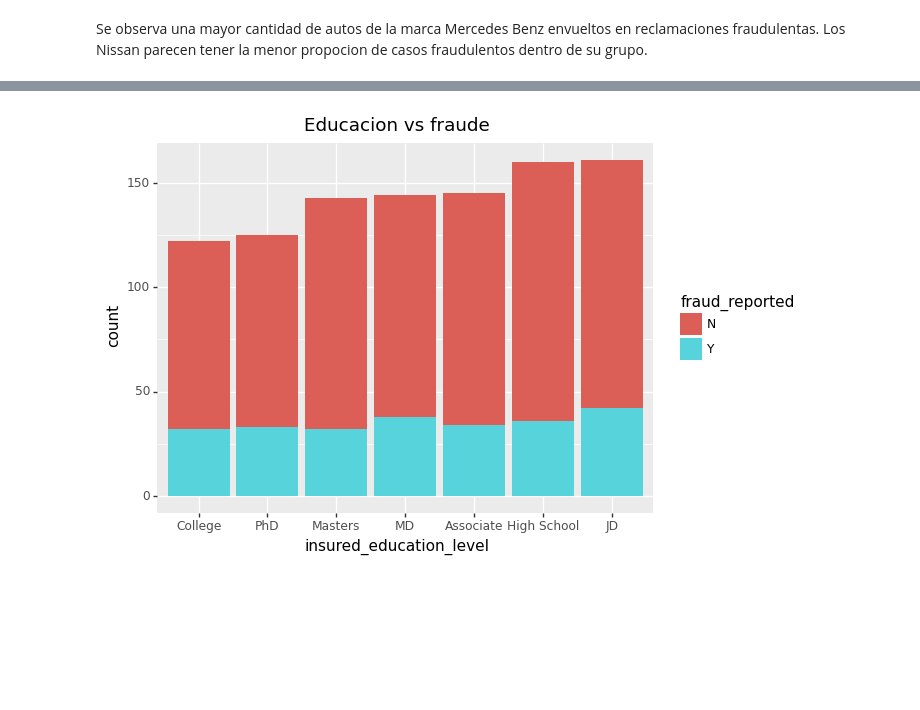
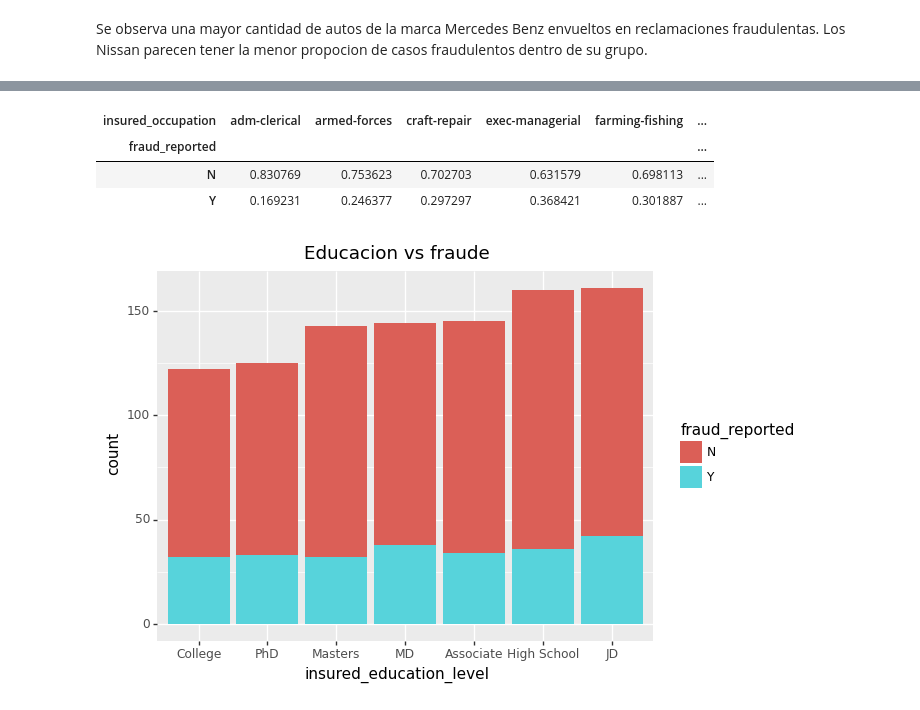
Before and after one commit to JhonHarry/Proyecto_TFM_UOC, a Jupyter notebook: code/insurance test models JHLG.ipynb, the cells around one changed output, grey strips where cells are left out. Cells and saved outputs as stored; diff of their text form; code cells hidden in the pictures; blank space fills up the shorter version.

```diff
--- a/code/insurance test models JHLG.ipynb
+++ b/code/insurance test models JHLG.ipynb
@@ -449,3 +456,16 @@ ggplot(df) + geom_bar(aes(x='policy_state', fill='fraud_reported'))
+# %%
+#por mes de aprobación
+#parece que las personas que obtuvieron prestamos de abril a mayo, o las que lo hicieorn en noviembre, no pagan sus obligaciones
+def highlight(val):
+  return ['background-color: red' if a>0.7 else '' for a in val]
+
+occupation=pd.crosstab(df.insured_occupation, df.fraud_reported ,normalize="index").transpose()
+occupation.style.apply(highlight)
+# %% [output]
+| insured_occupation | adm-clerical | armed-forces | craft-repair | exec-managerial | farming-fishing | ... |
+| fraud_reported |  |  |  |  |  | ... |
+| N | 0.830769 | 0.753623 | 0.702703 | 0.631579 | 0.698113 | ... |
+| Y | 0.169231 | 0.246377 | 0.297297 | 0.368421 | 0.301887 | ... |
 # %%
 education = df['insured_education_level'].value_counts().index.to_list()[::-1]
 ggplot(df) + geom_bar(aes(x='insured_education_level', fill='fraud_reported')) +\
```
Also changed, not shown: parts of 11 cells of this notebook.
